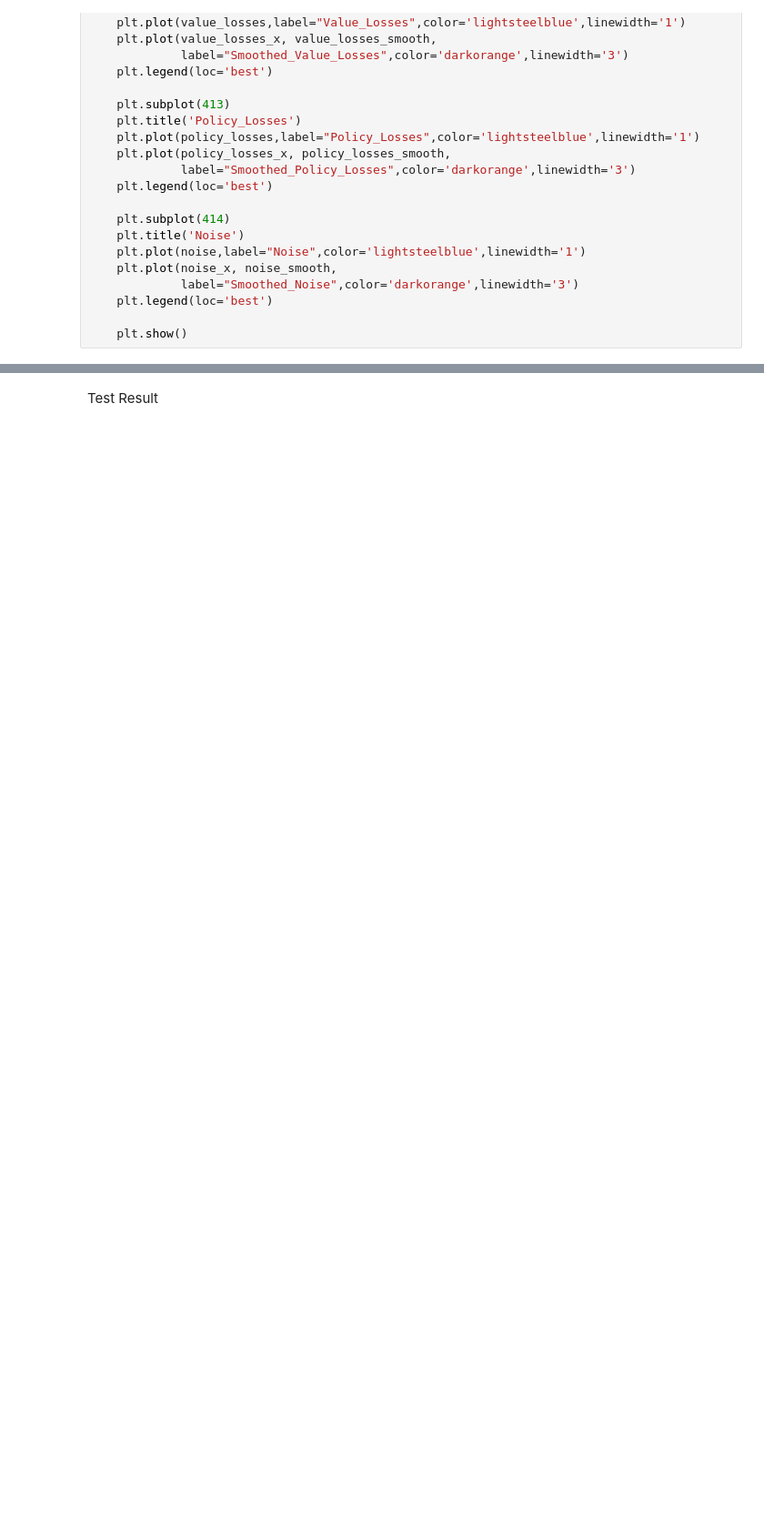
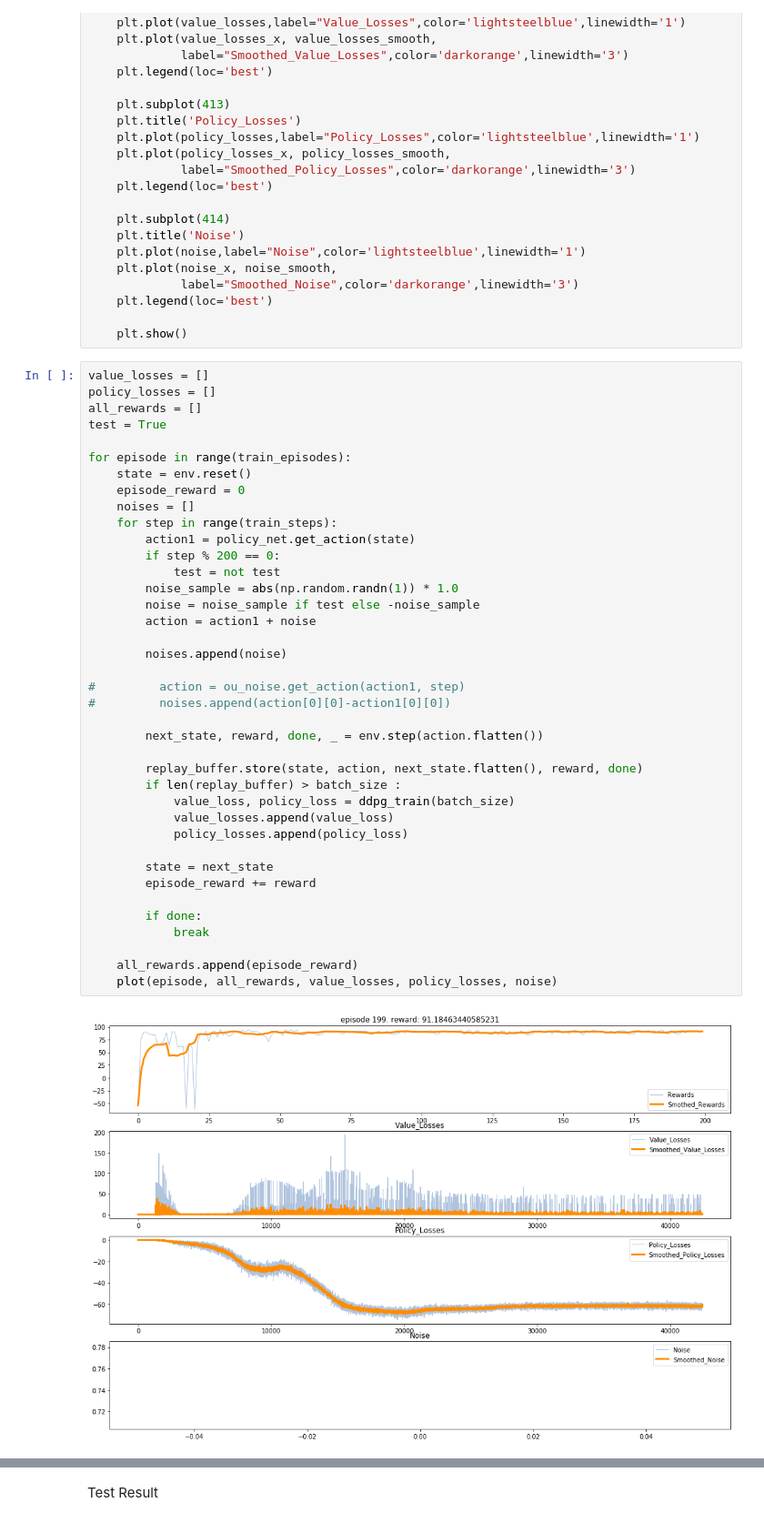
Before and after one commit to sunnyswag/RL_notes_and_codes, a Jupyter notebook: algorithm_implement/Deep_Deterministic_Policy_Gradient(DDPG).ipynb, the cells around one changed output, grey strips where cells are left out. Shown at 91% size. Drawn from its saved outputs; the diff is of its cells as text; blank space fills up the shorter version.

Commit message:
test_finish

```diff
--- a/algorithm_implement/Deep_Deterministic_Policy_Gradient(DDPG).ipynb
+++ b/algorithm_implement/Deep_Deterministic_Policy_Gradient(DDPG).ipynb
@@ -366,6 +366,47 @@ def plot(episode, rewards, value_losses, policy_losses, noise):
     plt.legend(loc='best')
 
     plt.show()
+# %%
+value_losses = []
+policy_losses = []
+all_rewards = []
+test = True
+
+for episode in range(train_episodes):
+    state = env.reset()
+    episode_reward = 0
+    noises = []
+    for step in range(train_steps):
+        action1 = policy_net.get_action(state)
+        if step % 200 == 0:
+            test = not test
+        noise_sample = abs(np.random.randn(1)) * 1.0
+        noise = noise_sample if test else -noise_sample
+        action = action1 + noise
+
+        noises.append(noise)
+
+#         action = ou_noise.get_action(action1, step)
+#         noises.append(action[0][0]-action1[0][0])
+
+        next_state, reward, done, _ = env.step(action.flatten())
+
+        replay_buffer.store(state, action, next_state.flatten(), reward, done)
+        if len(replay_buffer) > batch_size :
+            value_loss, policy_loss = ddpg_train(batch_size)
+            value_losses.append(value_loss)
+            policy_losses.append(policy_loss)
+
+        state = next_state
+        episode_reward += reward
+
+        if done:
+            break
+
+    all_rewards.append(episode_reward)
+    plot(episode, all_rewards, value_losses, policy_losses, noise)
+# %% [output]
+[figure, added]
 # %%
 def run_ddpg(epoch):
 
```
Also changed, not shown: parts of 4 cells of this notebook, 15 other files.
